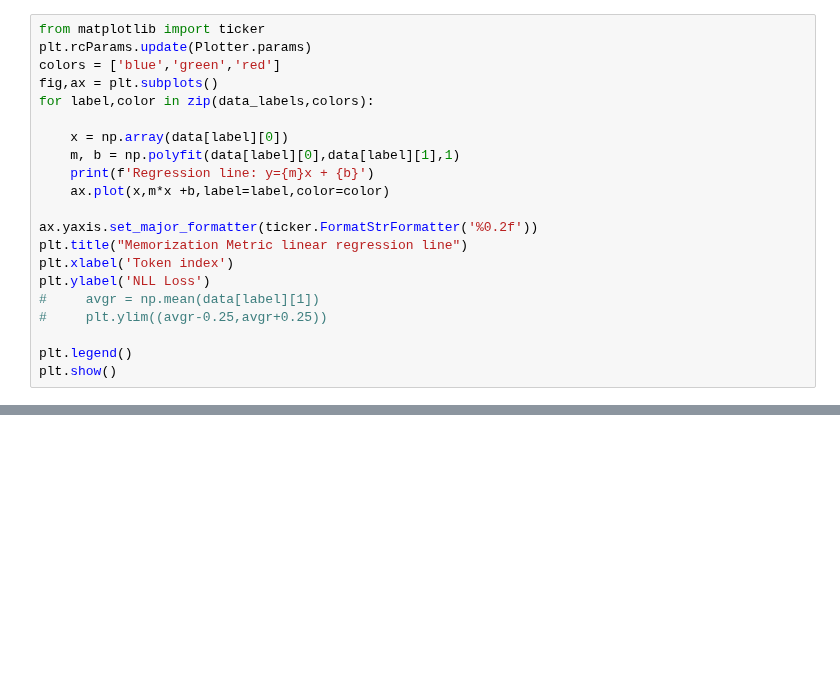
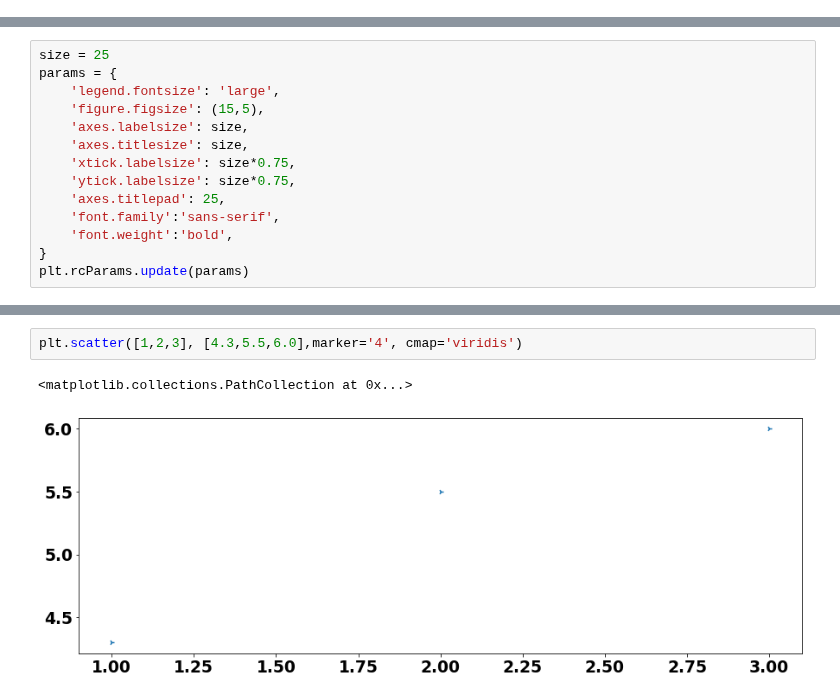
Before and after one commit to EleutherAI/gpt-neox, a Jupyter notebook: eda.ipynb, the cells around one changed output, grey strips where cells are left out. Drawn from its saved outputs; the diff is of its cells as text; blank space fills up the shorter version.

```diff
--- a/eda.ipynb
+++ b/eda.ipynb
@@ -214,21 +2,0 @@ for label,color in zip(data_labels,colors):
-# %%
-from matplotlib import ticker
-plt.rcParams.update(Plotter.params)
-colors = ['blue','green','red']
-fig,ax = plt.subplots()
-for label,color in zip(data_labels,colors):
-
-    x = np.array(data[label][0])
-    m, b = np.polyfit(data[label][0],data[label][1],1)
-    print(f'Regression line: y={m}x + {b}')
-    ax.plot(x,m*x +b,label=label,color=color)
-
-ax.yaxis.set_major_formatter(ticker.FormatStrFormatter('%0.2f'))
-plt.title("Memorization Metric linear regression line")
-plt.xlabel('Token index')
-plt.ylabel('NLL Loss')
-#     avgr = np.mean(data[label][1])
-#     plt.ylim((avgr-0.25,avgr+0.25))
-
-plt.legend()
-plt.show()
@@ -286,0 +30,14 @@ dense_medium (350M)'s highest ten percentile NLL loss: 1.849
+# %%
+size = 25
+params = {
+    'legend.fontsize': 'large',
+    'figure.figsize': (15,5),
+    'axes.labelsize': size,
+    'axes.titlesize': size,
+    'xtick.labelsize': size*0.75,
+    'ytick.labelsize': size*0.75,
+    'axes.titlepad': 25,
+    'font.family':'sans-serif',
+    'font.weight':'bold',
+}
+plt.rcParams.update(params)
@@ -286,0 +74,5 @@ dense_medium (350M)'s highest ten percentile NLL loss: 1.849
+# %%
+plt.scatter([1,2,3], [4.3,5.5,6.0],marker='4', cmap='viridis')
+# %% [output]
+<matplotlib.collections.PathCollection at 0x...>
+[figure, added]
```
Also changed, not shown: parts of 27 cells of this notebook, 1 other file.
